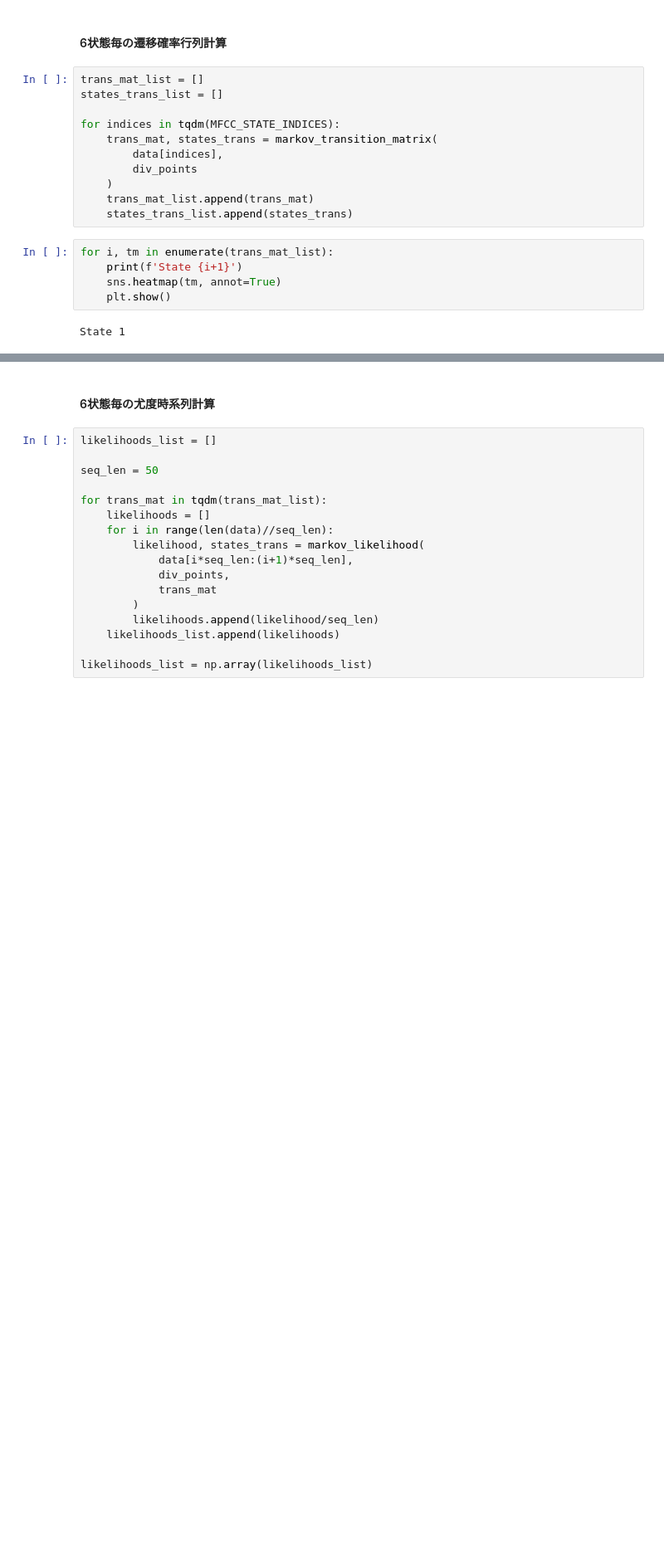
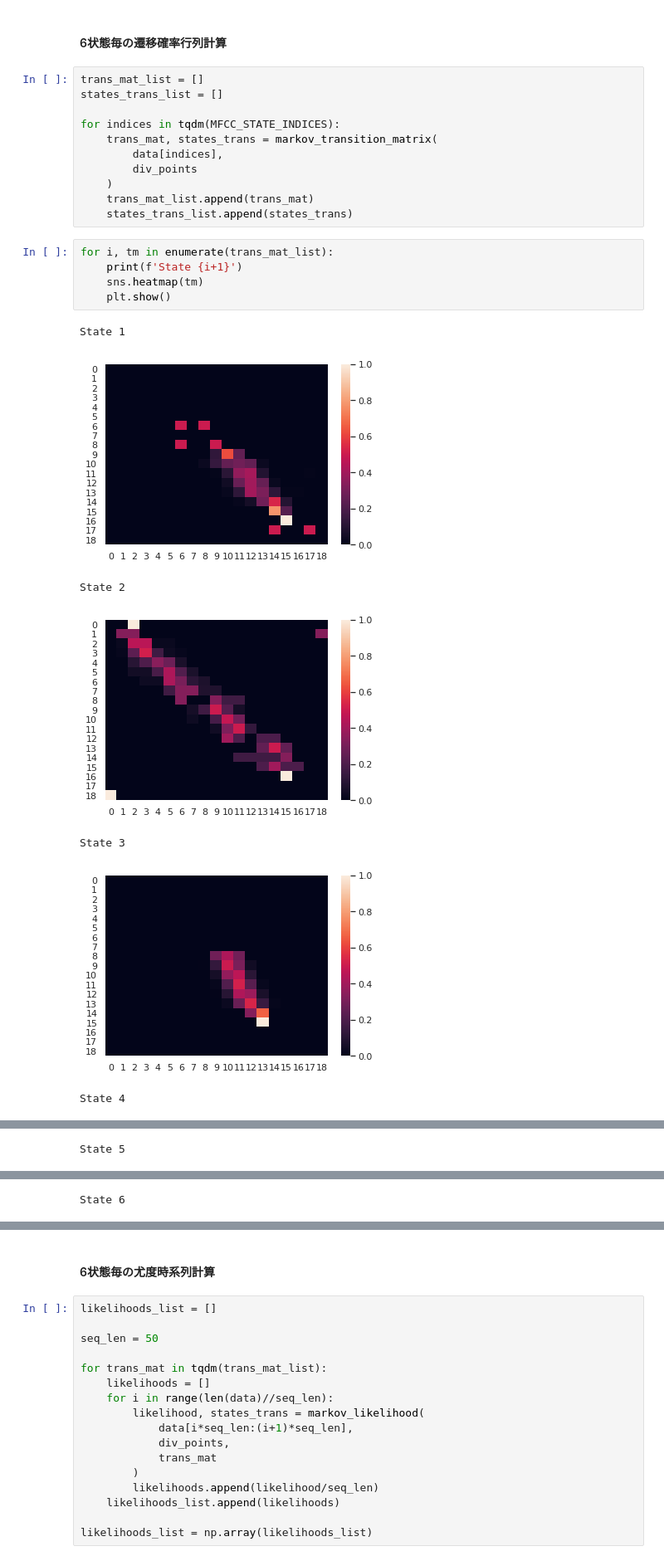
Before and after one commit to pondelion/AD, a Jupyter notebook: markov/markov.ipynb, the cells around one changed output, grey strips where cells are left out. Shown at 83% size. Saved outputs shown, nothing was run; the diff lists cells and outputs as text; blank space fills up the shorter version.

```diff
--- a/markov/markov.ipynb
+++ b/markov/markov.ipynb
@@ -74,7 +86,13 @@ for indices in tqdm(MFCC_STATE_INDICES):
 # %%
 for i, tm in enumerate(trans_mat_list):
     print(f'State {i+1}')
-    sns.heatmap(tm, annot=True)
+    sns.heatmap(tm)
     plt.show()
 # %% [output]
 State 1
+[figure, added]
+State 2
+[figure, added]
+State 3
+[figure, added]
+State 4
@@ -80,0 +100 @@ State 1
+State 5
@@ -80,0 +102 @@ State 1
+State 6
```
Also changed, not shown: parts of 2 cells of this notebook.
